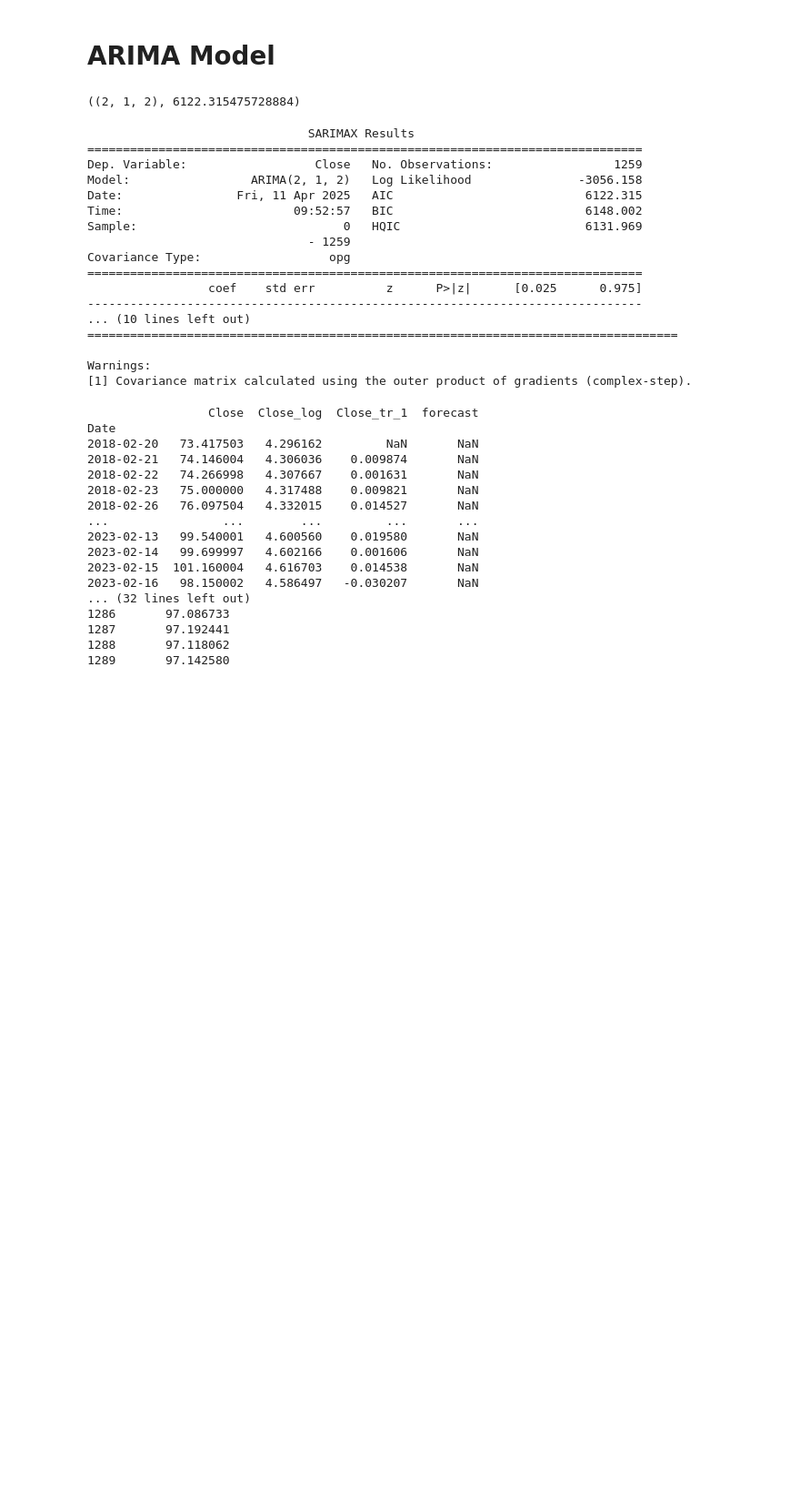
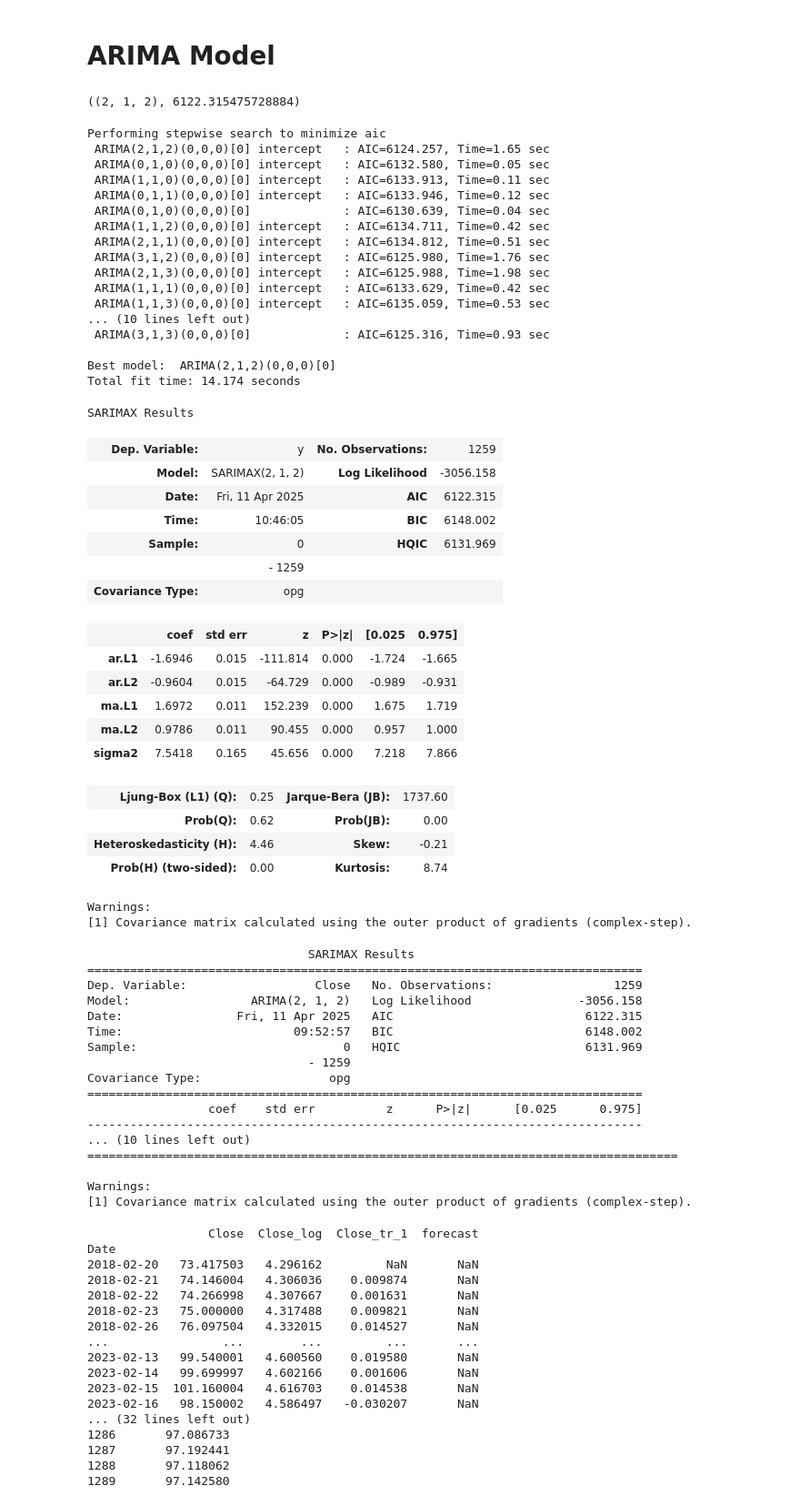
Before and after one commit to Faraz291/time_series, a Jupyter notebook: time_series.amzn.ipynb, the cells around one changed output. Shown at 91% size. Cells and saved outputs as stored; diff of their text form; code cells hidden in the pictures; blank space fills up the shorter version.

```diff
--- a/time_series.amzn.ipynb
+++ b/time_series.amzn.ipynb
@@ -204,6 +204,48 @@ for p in range(8):
 best_order, best_aic
 # %% [output]
 ((2, 1, 2), 6122.315475728884)
+# %%
+from pmdarima.arima import auto_arima
+model = auto_arima(amzn['Close'], start_p=2, start_q=2, max_p=8, max_q=8, seasonal=False, trace=True, suppress_warnings=True)
+model.summary()
+# %% [output]
+Performing stepwise search to minimize aic
+ ARIMA(2,1,2)(0,0,0)[0] intercept   : AIC=6124.257, Time=1.65 sec
+ ARIMA(0,1,0)(0,0,0)[0] intercept   : AIC=6132.580, Time=0.05 sec
+ ARIMA(1,1,0)(0,0,0)[0] intercept   : AIC=6133.913, Time=0.11 sec
+ ARIMA(0,1,1)(0,0,0)[0] intercept   : AIC=6133.946, Time=0.12 sec
+ ARIMA(0,1,0)(0,0,0)[0]             : AIC=6130.639, Time=0.04 sec
+ ARIMA(1,1,2)(0,0,0)[0] intercept   : AIC=6134.711, Time=0.42 sec
+ ARIMA(2,1,1)(0,0,0)[0] intercept   : AIC=6134.812, Time=0.51 sec
+ ARIMA(3,1,2)(0,0,0)[0] intercept   : AIC=6125.980, Time=1.76 sec
+ ARIMA(2,1,3)(0,0,0)[0] intercept   : AIC=6125.988, Time=1.98 sec
+ ARIMA(1,1,1)(0,0,0)[0] intercept   : AIC=6133.629, Time=0.42 sec
+ ARIMA(1,1,3)(0,0,0)[0] intercept   : AIC=6135.059, Time=0.53 sec
+... (10 lines left out)
+ ARIMA(3,1,3)(0,0,0)[0]             : AIC=6125.316, Time=0.93 sec
+
+Best model:  ARIMA(2,1,2)(0,0,0)[0]
+Total fit time: 14.174 seconds
+SARIMAX Results
+| Dep. Variable: | y | No. Observations: | 1259 |
+| Model: | SARIMAX(2, 1, 2) | Log Likelihood | -3056.158 |
+| Date: | Fri, 11 Apr 2025 | AIC | 6122.315 |
+| Time: | 10:46:05 | BIC | 6148.002 |
+| Sample: | 0 | HQIC | 6131.969 |
+|  | - 1259 |  |  |
+| Covariance Type: | opg |  |  |
+|  | coef | std err | z | P>|z| | [0.025 | 0.975] |
+| ar.L1 | -1.6946 | 0.015 | -111.814 | 0.000 | -1.724 | -1.665 |
+| ar.L2 | -0.9604 | 0.015 | -64.729 | 0.000 | -0.989 | -0.931 |
+| ma.L1 | 1.6972 | 0.011 | 152.239 | 0.000 | 1.675 | 1.719 |
+| ma.L2 | 0.9786 | 0.011 | 90.455 | 0.000 | 0.957 | 1.000 |
+| sigma2 | 7.5418 | 0.165 | 45.656 | 0.000 | 7.218 | 7.866 |
+| Ljung-Box (L1) (Q): | 0.25 | Jarque-Bera (JB): | 1737.60 |
+| Prob(Q): | 0.62 | Prob(JB): | 0.00 |
+| Heteroskedasticity (H): | 4.46 | Skew: | -0.21 |
+| Prob(H) (two-sided): | 0.00 | Kurtosis: | 8.74 |
+Warnings:
+[1] Covariance matrix calculated using the outer product of gradients (complex-step).
 # %%
 # p,d,q ARIMA Model
 best_model1 = ARIMA(amzn['Close'], order=(2,1,2))
```
